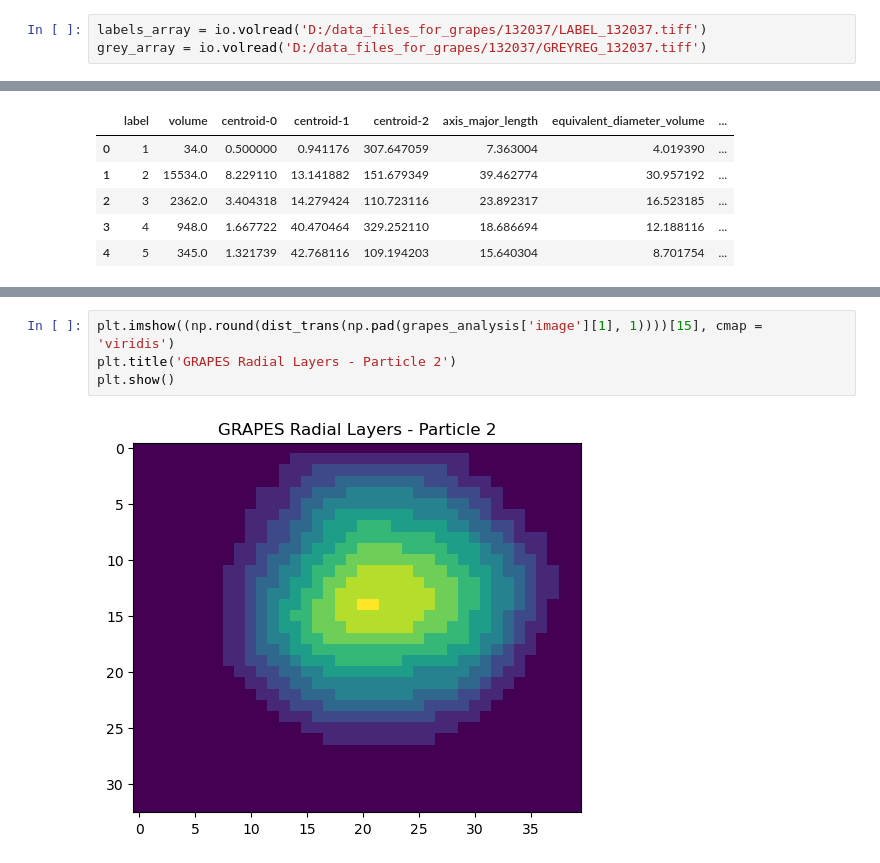
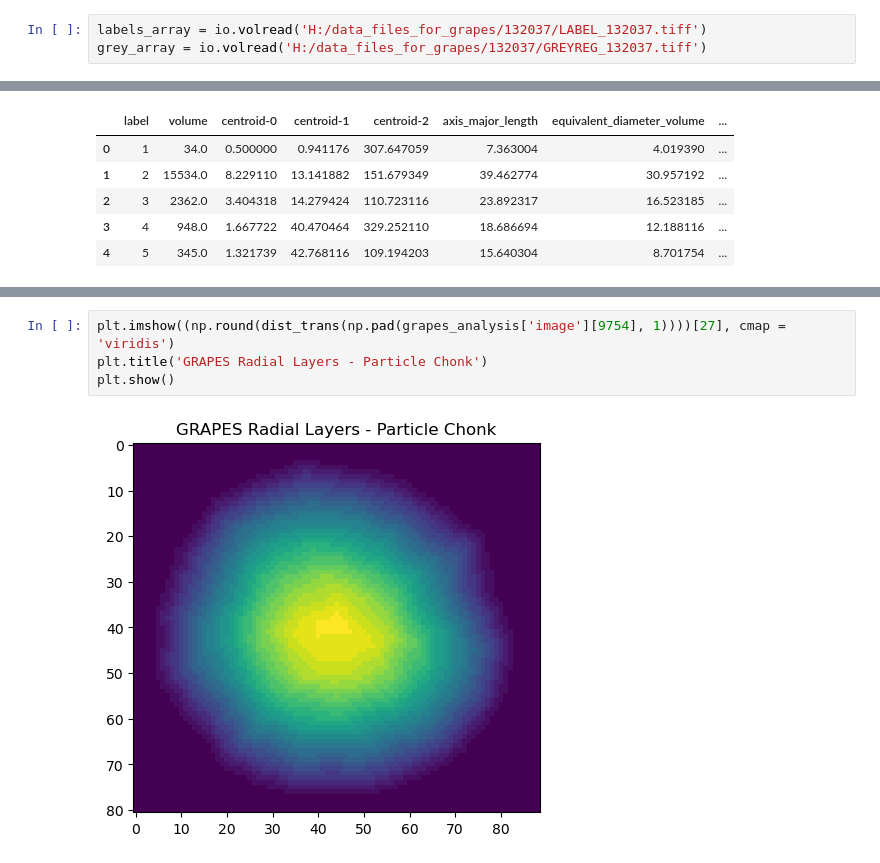
Before and after one commit to MaPhewJ/EIL_image_processing, a Jupyter notebook: GRAPES_example.ipynb, the cells around one changed output, grey strips where cells are left out. Saved outputs shown, nothing was run; the diff lists cells and outputs as text.

```diff
--- a/GRAPES_example.ipynb
+++ b/GRAPES_example.ipynb
@@ -184,8 +184,8 @@ for scan_num in tqdm(range(132038,132048,1)):
 # %% [markdown]
 ## GRAPES analysis
 # %%
-labels_array = io.volread('D:/data_files_for_grapes/132037/LABEL_132037.tiff')
-grey_array = io.volread('D:/data_files_for_grapes/132037/GREYREG_132037.tiff')
+labels_array = io.volread('H:/data_files_for_grapes/132037/LABEL_132037.tiff')
+grey_array = io.volread('H:/data_files_for_grapes/132037/GREYREG_132037.tiff')
 # %%
 grapes_analysis = GRAPES(labels_array, grey_array, normalised_by = 'radial_max')
 grapes_analysis.head()
@@ -199,6 +206,6 @@ grapes_analysis.head()
 # %%
-plt.imshow((np.round(dist_trans(np.pad(grapes_analysis['image'][1], 1))))[15], cmap = 'viridis')
-plt.title('GRAPES Radial Layers - Particle 2')
+plt.imshow((np.round(dist_trans(np.pad(grapes_analysis['image'][9754], 1))))[27], cmap = 'viridis')
+plt.title('GRAPES Radial Layers - Particle Chonk')
 plt.show()
 # %% [output]
-[figure, old version]
+[figure, new version]
```
Also changed, not shown: parts of 1 cell of this notebook.
